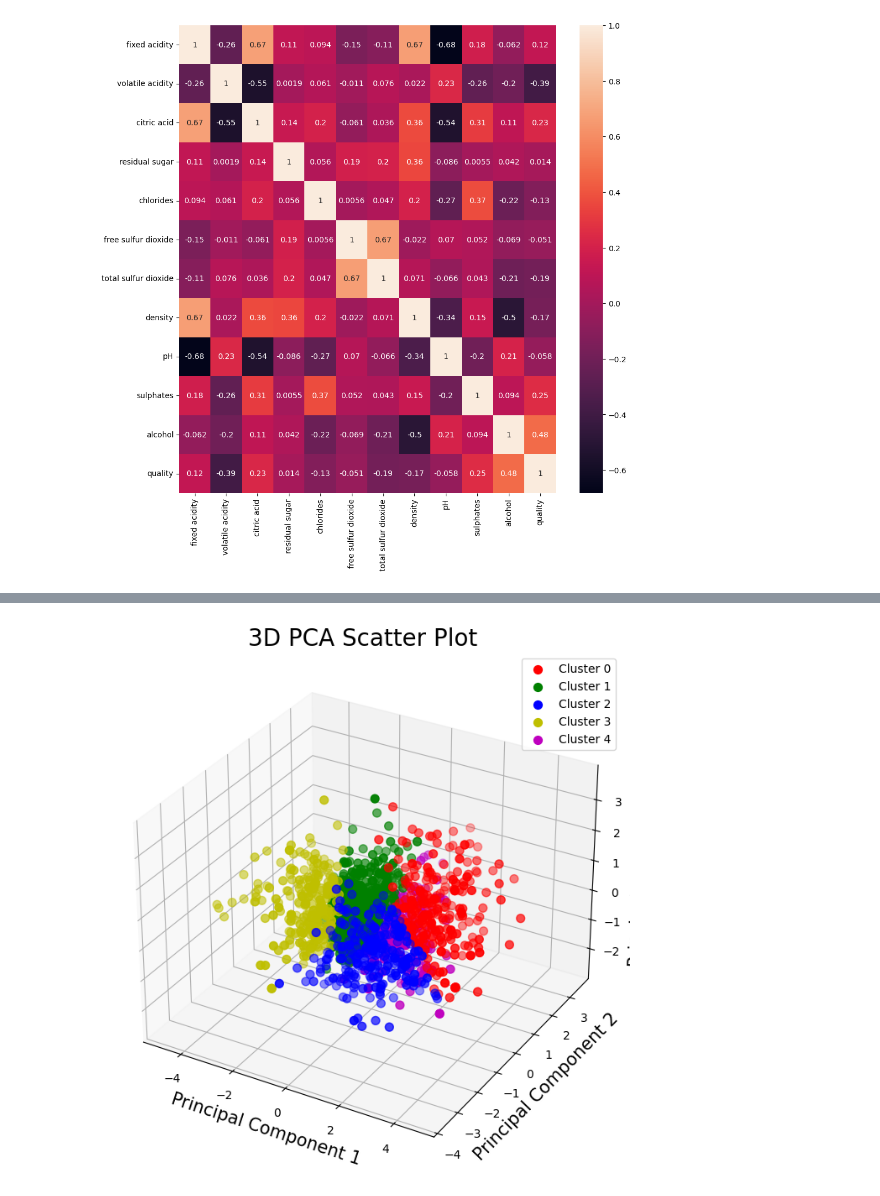
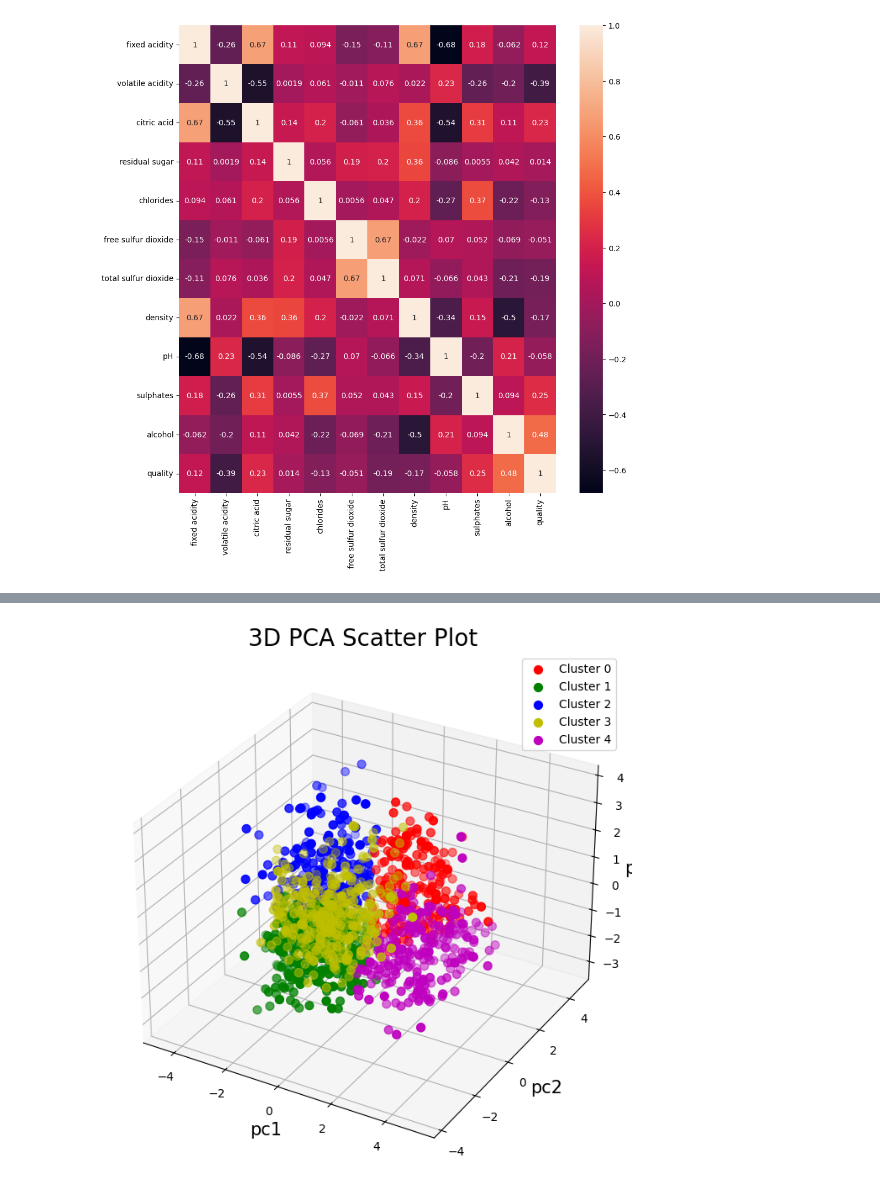
Before and after one commit to PIP-Bravo/wine-clustering, a Jupyter notebook: notebook/Wine_Clustering_Unsupervised.ipynb, the cells around one changed output, grey strips where cells are left out. Cells and saved outputs as stored; diff of their text form; code cells hidden in the pictures.

```diff
--- a/notebook/Wine_Clustering_Unsupervised.ipynb
+++ b/notebook/Wine_Clustering_Unsupervised.ipynb
@@ -236,9 +207,9 @@ plt.show()
 # %%
 from typing_extensions import final
 
-X_scaled = StandardScaler().fit_transform(df_wine_new)
-pca = PCA(n_components=3)
-principalComponents = pca.fit_transform(X_scaled)
-principalDf = pd.DataFrame(data = principalComponents, columns = ['principal component 1', 'principal component 2', 'principal component 3'])
-principalDf.head(10)
+X_scaled = StandardScaler().fit_transform(df_wine)
+pca = PCA(n_components=2)
+pcaComponents = pca.fit_transform(X_scaled)
+pcaDf = pd.DataFrame(data = pcaComponents, columns = ['pc1', 'pc2'])
+pcaDf.head(10)
 # %% [output]
@@ -256,7 +227,7 @@ principalDf.head(10)
 # %%
 Model = KMeans(n_clusters = 5, n_init='auto', init='k-means++', max_iter=1000)
-Model.fit(principalDf)
-label = Model.predict(principalDf)
+Model.fit(pcaDf)
+label = Model.predict(pcaDf)
 # %%
 fig = plt.figure(figsize = (8,8))
 ax = fig.add_subplot(1,1,1)
@@ -278,0 +261,5 @@ ax.grid()
+# %%
+pca3d = PCA(n_components=3)
+pcaComponents3d = pca3d.fit_transform(X_scaled)
+pcaDf3d = pd.DataFrame(data = pcaComponents3d, columns = ['pc1', 'pc2', 'pc3'])
+pcaDf.head(10)
@@ -279,41 +278,39 @@ ax.grid()
+# %%
+Model3d = KMeans(n_clusters = 5, n_init='auto', init='k-means++', max_iter=1000)
+Model3d.fit(pcaDf3d)
+label3d = Model3d.predict(pcaDf3d)
 # %%
 import matplotlib.pyplot as plt
 from mpl_toolkits.mplot3d import Axes3D
 
-# Assuming `principalDf` contains 'principal component 1', 'principal component 2', and 'principal component 3'
 fig = plt.figure(figsize=(8, 8))
-ax = fig.add_subplot(111, projection='3d')  # 3D subplot
+ax = fig.add_subplot(111, projection='3d')
 
-# Set labels and title
-ax.set_xlabel('Principal Component 1', fontsize=15)
-ax.set_ylabel('Principal Component 2', fontsize=15)
-ax.set_zlabel('Principal Component 3', fontsize=15)
+ax.set_xlabel('pc1', fontsize=15)
+ax.set_ylabel('pc2', fontsize=15)
+ax.set_zlabel('pc3', fontsize=15)
 ax.set_title('3D PCA Scatter Plot', fontsize=20)
 
-# Targets and colors
 targets = [0, 1, 2, 3, 4]
 colors = ['r', 'g', 'b', 'y', 'm']
 
-# Plot each cluster
 for target, color in zip(targets, colors):
-    cluster_data = principalDf[label == target]  # Filter data for the target cluster
+    cluster_data = pcaDf3d[label3d == target]
     ax.scatter(
-        xs=cluster_data['principal component 1'],  # X-axis
-        ys=cluster_data['principal component 2'],  # Y-axis
-        zs=cluster_data['principal component 3'],  # Z-axis (third dimension)
+        xs=cluster_data['pc1'],
+        ys=cluster_data['pc2'],
+        zs=cluster_data['pc3'],
         c=color,
         s=50,
         label=f"Cluster {target}"
     )
 
-# Add legend and grid
 ax.legend()
 ax.grid()
 
-# Show plot
 plt.show()
 # %% [output]
-[figure, old version]
+[figure, new version]
 # %%
 import plotly.graph_objects as go
 
```
Also changed, not shown: parts of 28 cells of this notebook.
